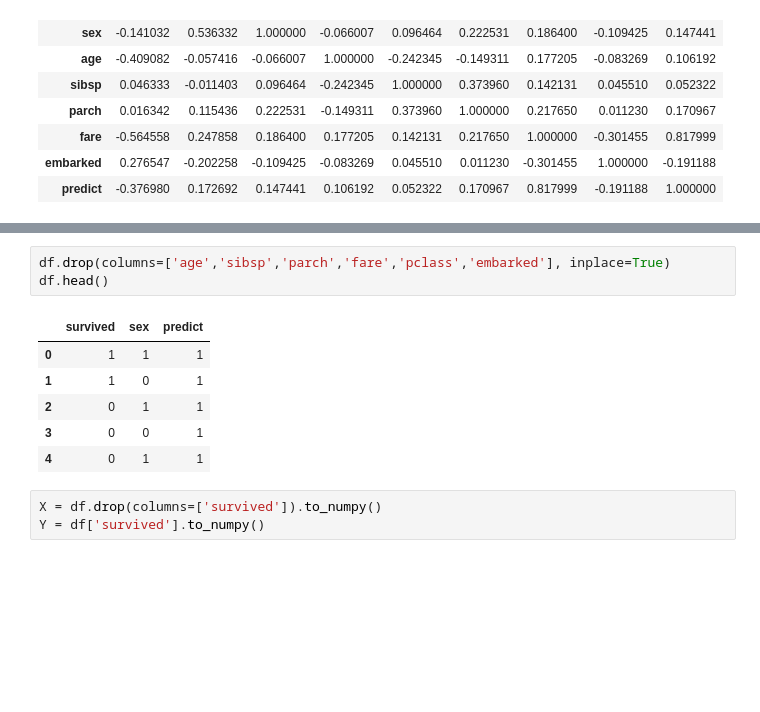
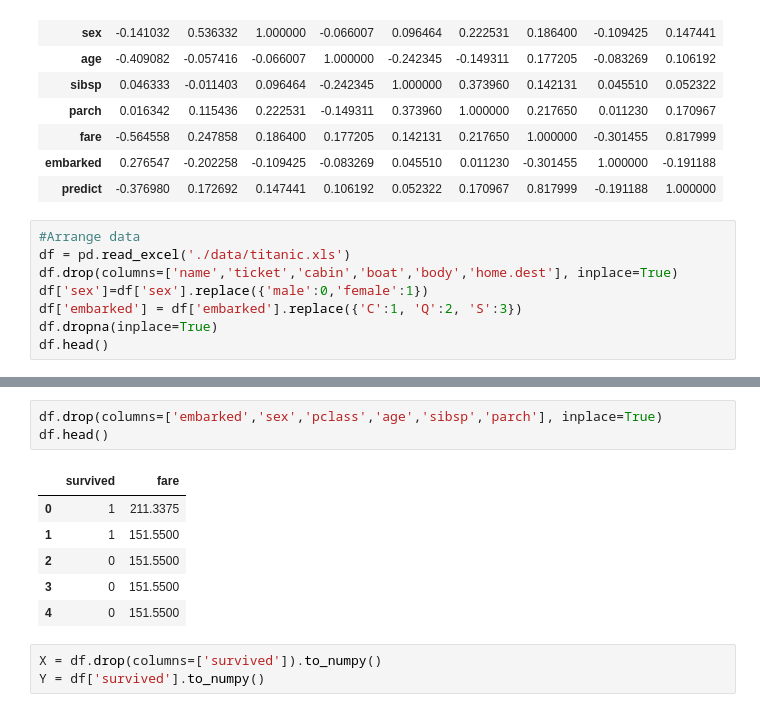
Before and after one commit to erick2307/classes, a Jupyter notebook: machinelearning/KMeans_titanic.ipynb, the cells around one changed output, grey strips where cells are left out. Cells and saved outputs as stored; diff of their text form; blank space fills up the shorter version.

```diff
--- a/machinelearning/KMeans_titanic.ipynb
+++ b/machinelearning/KMeans_titanic.ipynb
@@ -81,3 +81,11 @@ corr.style.background_gradient(cmap='coolwarm')
 | fare | -0.564558 | 0.247858 | 0.186400 | 0.177205 | 0.142131 | 0.217650 | 1.000000 | -0.301455 | 0.817999 |
 | embarked | 0.276547 | -0.202258 | -0.109425 | -0.083269 | 0.045510 | 0.011230 | -0.301455 | 1.000000 | -0.191188 |
 | predict | -0.376980 | 0.172692 | 0.147441 | 0.106192 | 0.052322 | 0.170967 | 0.817999 | -0.191188 | 1.000000 |
+# %%
+#Arrange data
+df = pd.read_excel('./data/titanic.xls')
+df.drop(columns=['name','ticket','cabin','boat','body','home.dest'], inplace=True)
+df['sex']=df['sex'].replace({'male':0,'female':1})
+df['embarked'] = df['embarked'].replace({'C':1, 'Q':2, 'S':3})
+df.dropna(inplace=True)
+df.head()
@@ -84,13 +99,13 @@ corr.style.background_gradient(cmap='coolwarm')
 # %%
-df.drop(columns=['age','sibsp','parch','fare','pclass','embarked'], inplace=True)
+df.drop(columns=['embarked','sex','pclass','age','sibsp','parch'], inplace=True)
 df.head()
 # %% [output]
-|  | survived | sex | predict |
-| 0 | 1 | 1 | 1 |
-| 1 | 1 | 0 | 1 |
-| 2 | 0 | 1 | 1 |
-| 3 | 0 | 0 | 1 |
-| 4 | 0 | 1 | 1 |
+|  | survived | fare |
+| 0 | 1 | 211.3375 |
+| 1 | 1 | 151.5500 |
+| 2 | 0 | 151.5500 |
+| 3 | 0 | 151.5500 |
+| 4 | 0 | 151.5500 |
 # %%
 X = df.drop(columns=['survived']).to_numpy()
 Y = df['survived'].to_numpy()
```
Also changed, not shown: parts of 2 cells of this notebook.
